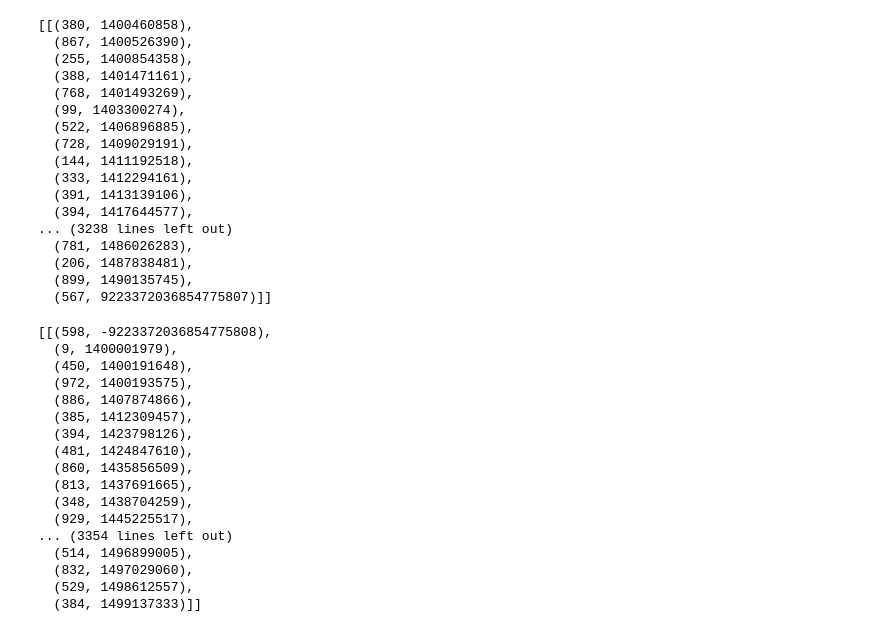
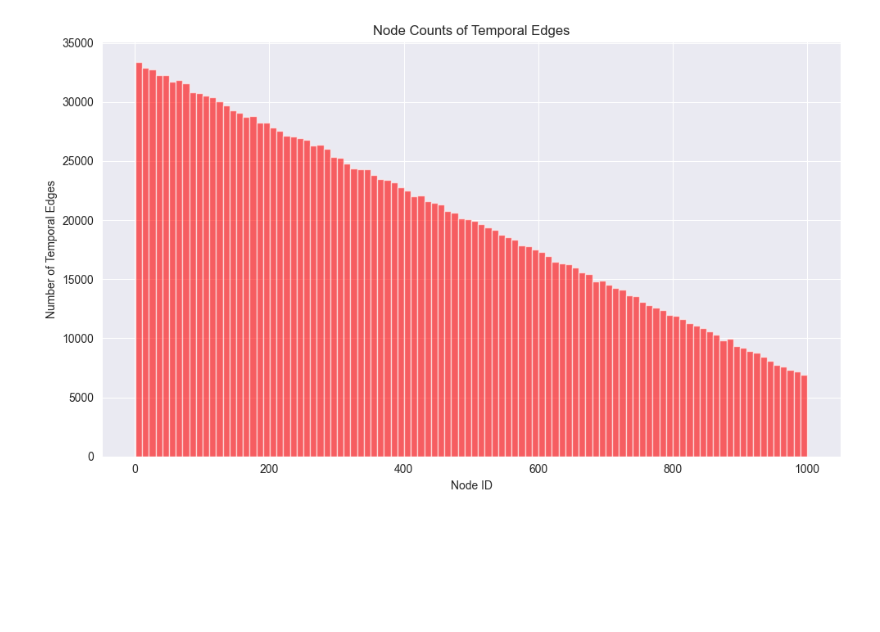
Before and after one commit to ashfaq1701/ctdne, a Jupyter notebook: walk_validation.ipynb, the cells around one changed output. Saved outputs shown, nothing was run; the diff lists cells and outputs as text; code cells hidden in the pictures; blank space fills up the shorter version.

```diff
--- a/walk_validation.ipynb
+++ b/walk_validation.ipynb
@@ -151,20 +100,0 @@ walks = tw.get_random_walks_with_times("End")
-# %%
-walks[:100]
-# %% [output]
-[[(380, 1400460858),
-  (867, 1400526390),
-  (255, 1400854358),
-  (388, 1401471161),
-  (768, 1401493269),
-  (99, 1403300274),
-  (522, 1406896885),
-  (728, 1409029191),
-  (144, 1411192518),
-  (333, 1412294161),
-  (391, 1413139106),
-  (394, 1417644577),
-... (3238 lines left out)
-  (781, 1486026283),
-  (206, 1487838481),
-  (899, 1490135745),
-  (567, 9223372036854775807)]]
@@ -173,20 +101,24 @@ walks = tw.get_random_walks_with_times("Begin")
-# %%
-walks[:100]
-# %% [output]
-[[(598, -9223372036854775808),
-  (9, 1400001979),
-  (450, 1400191648),
-  (972, 1400193575),
-  (886, 1407874866),
-  (385, 1412309457),
-  (394, 1423798126),
-  (481, 1424847610),
-  (860, 1435856509),
-  (813, 1437691665),
-  (348, 1438704259),
-  (929, 1445225517),
-... (3354 lines left out)
-  (514, 1496899005),
-  (832, 1497029060),
-  (529, 1498612557),
-  (384, 1499137333)]]
+# %%
+def plot_node_counts(edges):
+    node_counts = defaultdict(int)
+
+    for node_a, node_b, _ in edges:
+        node_counts[node_a] += 1
+        node_counts[node_b] += 1
+
+    nodes = list(node_counts.keys())
+    counts = list(node_counts.values())
+
+    plt.figure(figsize=(10, 6))
+    plt.hist(nodes, bins=100, weights=counts, color='red', alpha=0.6)
+
+    plt.xlabel('Node ID')
+    plt.ylabel('Number of Temporal Edges')
+    plt.title('Node Counts of Temporal Edges')
+
+    plt.tight_layout()
+    plt.show()
+# %%
+plot_node_counts(edged_lower_order_prioritized)
+# %% [output]
+[figure, added]
```
Also changed, not shown: parts of 19 cells of this notebook.
